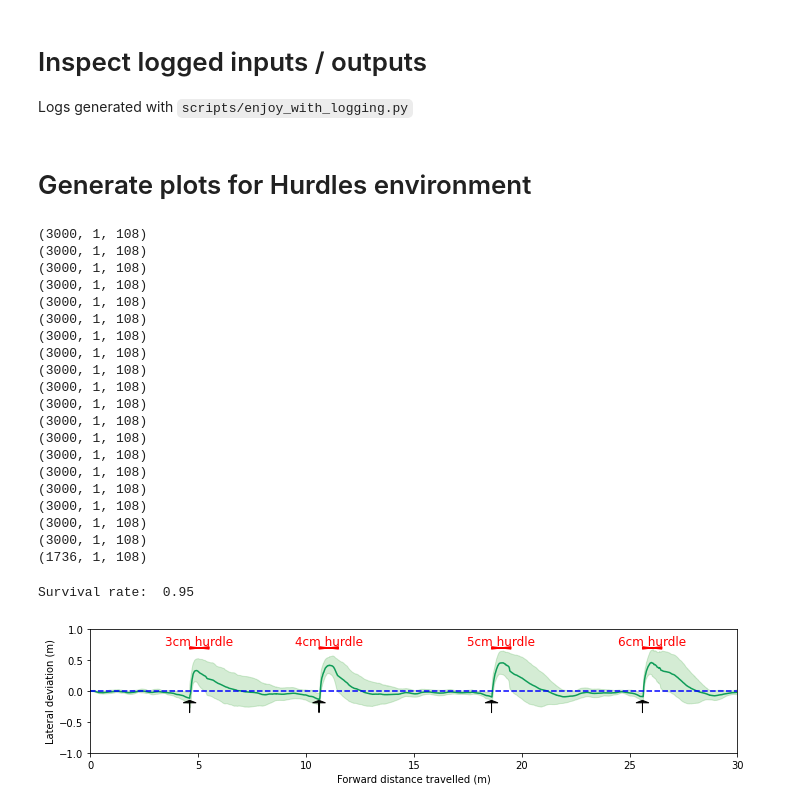
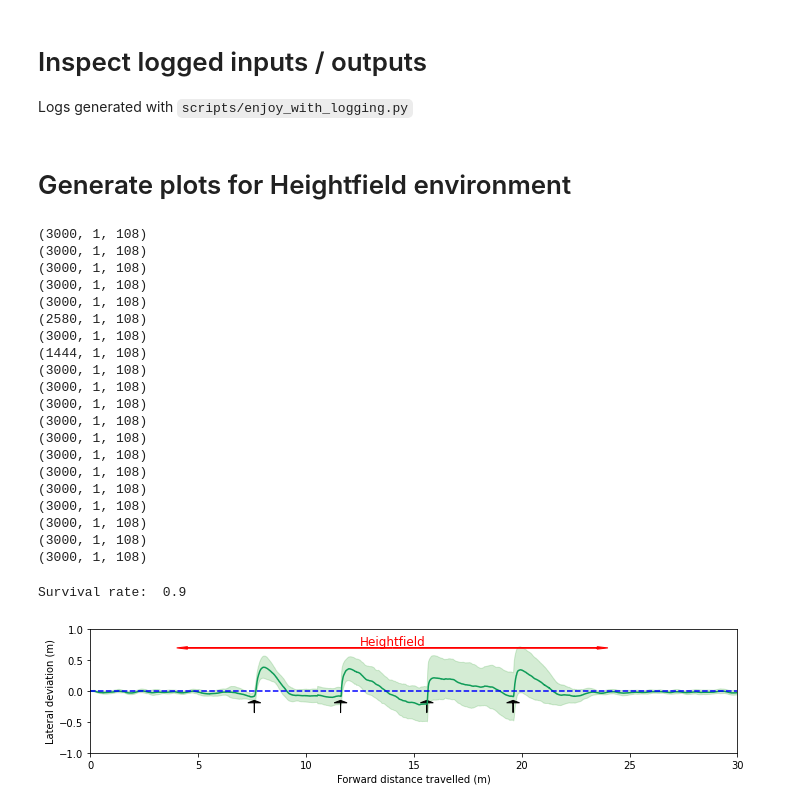
Before and after one commit to mcx-lab/rl-baselines3-zoo, a Jupyter notebook: notebooks/plot_robustness_to_disturbance.ipynb, the cells around one changed output. Saved outputs shown, nothing was run; the diff lists cells and outputs as text; code cells hidden in the pictures.

Commit message:
Update plotting notebook for heightfield

```diff
--- a/notebooks/plot_robustness_to_disturbance.ipynb
+++ b/notebooks/plot_robustness_to_disturbance.ipynb
@@ -135,15 +135,23 @@ def plot_xy_coordinates_distribution(ax, statss):
 
     print("Survival rate: ", survival_rate)
 # %% [markdown]
-# Generate plots for Hurdles environment
+# Generate plots for Heightfield environment
 # %%
 statss = []
 for seed in range(20):
-    stats_dir = model_dir / f'throw-obj-hurdles-seed{seed}'
+    stats_dir = model_dir / f'throw-obj-heightfield-seed{seed}'
     stats = load_robot_states(stats_dir)
     stats['name'] = f'seed{seed}'
     statss.append(stats)
 # %% [output]
+(3000, 1, 108)
+(3000, 1, 108)
+(3000, 1, 108)
+(3000, 1, 108)
+(3000, 1, 108)
+(2580, 1, 108)
+(3000, 1, 108)
+(1444, 1, 108)
 (3000, 1, 108)
 (3000, 1, 108)
 (3000, 1, 108)
@@ -156,42 +164,34 @@ for seed in range(20):
 (3000, 1, 108)
 (3000, 1, 108)
 (3000, 1, 108)
-(3000, 1, 108)
-(3000, 1, 108)
-(3000, 1, 108)
-(3000, 1, 108)
-(3000, 1, 108)
-(3000, 1, 108)
-(3000, 1, 108)
-(1736, 1, 108)
 # %%
 import matplotlib.pyplot as plt
 
-obstacle_pos = [5.0, 11.0, 19.0, 26.0]
-obstacle_names = ('3cm hurdle', '4cm hurdle', '5cm hurdle', '6cm hurdle')
-throw_directions = [1, 1, 1, 1, 1, 1]
+obstacle_pos = [8, 12, 16, 20]
+throw_directions = [1, 1, 1, 1]
 
 def plot_hurdle_arrows(ax):
     ax.set_xlim(0, 30)
     ax.set_ylim(-1.0, 1.0)
     throw_idx = 0
+
+    draw_spanning_arrow(ax, 24, 0.7, 4, 0.7, name='Heightfield')
+
     for i, start in enumerate(obstacle_pos):
-        # ax.axvspan(start, end, color='gray', alpha=0.2)
-        draw_spanning_arrow(ax, start, 0.7, start+0.1, 0.7, name=obstacle_names[i])
         if throw_directions[throw_idx] == 1:
             draw_up_arrow(ax, start)
         else: draw_down_arrow(ax, start)
         throw_idx += 1
 
 fig, ax = plt.subplots(figsize=(10,2.5))
 ax.set_xlabel('Forward distance travelled (m)')
 ax.set_ylabel('Lateral deviation (m)')
 # ax[1].set_ylabel('Survival rate')
 # ax[1].set_ylim(0.0, 1.1)
 plot_hurdle_arrows(ax)
 plot_xy_coordinates_distribution(ax, statss)
 fig.tight_layout()
-fig.savefig("robustness_thrown_hurdles.pdf", format="pdf", bbox_layout="tight")
+fig.savefig("robustness_thrown_heightfield.pdf", format="pdf", bbox_layout="tight")
 # %% [output]
-Survival rate:  0.95
+Survival rate:  0.9
-[figure, old version]
+[figure, new version]
```
Also changed, not shown: 1 other file.
